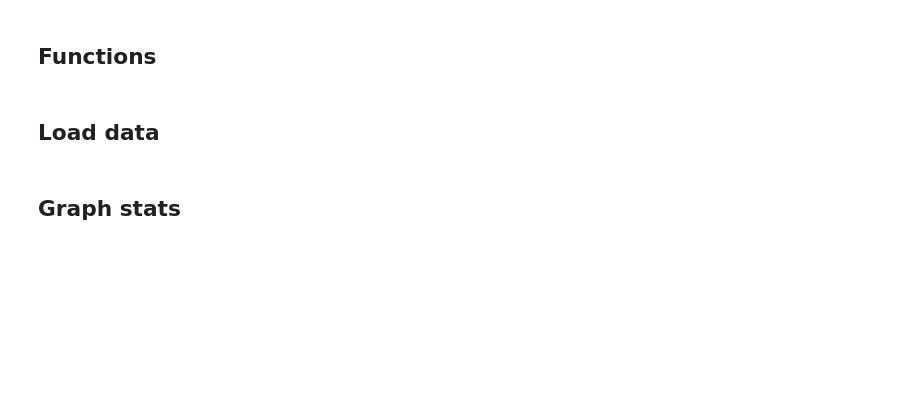
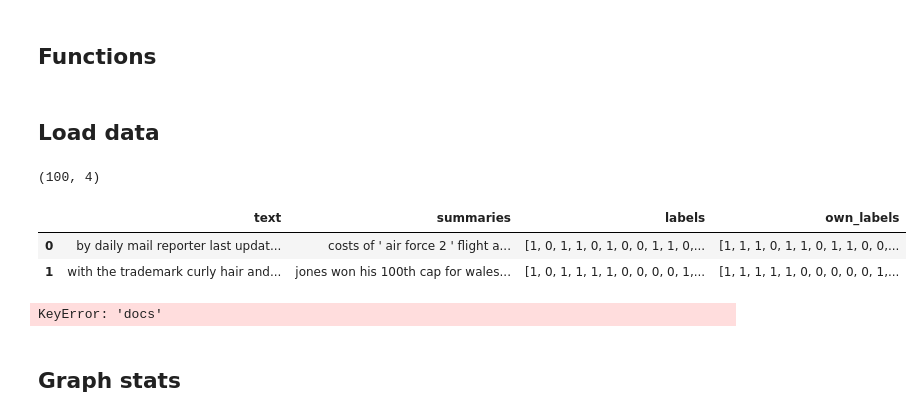
Before and after one commit to rhfdn/HeterSUMGraph, a Jupyter notebook: 05-train_HeterSUMGraph_DailyMail.ipynb, the cells around one changed output. Drawn from its saved outputs; the diff is of its cells as text; code cells hidden in the pictures; blank space fills up the shorter version.

```diff
--- a/train_HeterSUMGraph.ipynb
+++ b/05-train_HeterSUMGraph_DailyMail.ipynb
@@ -146,3 +144,16 @@ df_train = df.iloc[7452:]#9452]
+# %%
+df_test = pd.read_json("./data/test.json").iloc[:100]
+df_val = pd.read_json("./data/val.json").iloc[:100]
+df_train = pd.read_json("./data/train.json").iloc[:100]
+df_train.shape
+# %% [output]
+(100, 4)
+# %%
+df_train.head(2)
+# %% [output]
+|  | text | summaries | labels | own_labels |
+| 0 | by daily mail reporter last updat... | costs of ' air force 2 ' flight a... | [1, 0, 1, 1, 0, 1, 0, 0, 1, 1, 0,... | [1, 1, 1, 0, 1, 1, 0, 1, 1, 0, 0,... |
+| 1 | with the trademark curly hair and... | jones won his 100th cap for wales... | [1, 0, 1, 1, 1, 1, 0, 0, 0, 0, 1,... | [1, 1, 1, 1, 1, 0, 0, 0, 0, 0, 1,... |
 # %%
 glovemgr = GloveMgr("./data/glove.6B/glove.6B.300d.txt", vocab_size=vocab_size)
 # %%
@@ -153,8 +164,10 @@ tfidfs_dataset = json.load(open("./data/nyt50_dataset_tfidf.json"))
 tfidfs_dataset_sorted = sorted(tfidfs_dataset, key=tfidfs_dataset.get)
 word_blacklist = set(tfidfs_dataset_sorted[:int(word_blacklist_proportion*len(tfidfs_dataset_sorted))])
 # %%
-train_dataset = create_graph_dataset(df=df_train, tfidfs_sent=tfidfs_sent, glovemgr=glovemgr, word_blacklist = word_blacklist, remove_unkn_words=False, doc_column_name="docs", labels_column_name="labels", is_sep_n=False, remove_stop_word = False, stemming=False, trunc_sent=-1, padding_sent=-1, trunc_doc=50)
-val_dataset = create_graph_dataset(df=df_val, tfidfs_sent=tfidfs_sent, glovemgr=glovemgr, word_blacklist = word_blacklist, remove_unkn_words=False, doc_column_name="docs", labels_column_name="labels", is_sep_n=False, remove_stop_word = False, stemming=False, trunc_sent=-1, padding_sent=-1, trunc_doc=50)
+train_dataset = create_graph_dataset(df=df_train, tfidfs_sent=tfidfs_sent, glovemgr=glovemgr, word_blacklist = word_blacklist, remove_unkn_words=False, doc_column_name="text", labels_column_name="own_labels", is_sep_n=False, remove_stop_word = False, stemming=False, trunc_sent=-1, padding_sent=-1, trunc_doc=50)
+val_dataset = create_graph_dataset(df=df_val, tfidfs_sent=tfidfs_sent, glovemgr=glovemgr, word_blacklist = word_blacklist, remove_unkn_words=False, doc_column_name="text", labels_column_name="own_labels", is_sep_n=False, remove_stop_word = False, stemming=False, trunc_sent=-1, padding_sent=-1, trunc_doc=50)
+# %% [output]
+KeyError: 'docs'
 # %%
 train_loader = DataLoader(train_dataset, batch_size=batch_size, shuffle=True)
 val_loader =  DataLoader(val_dataset, batch_size=1, shuffle=False)
```
Also changed, not shown: parts of 6 cells of this notebook, 2 other files.
